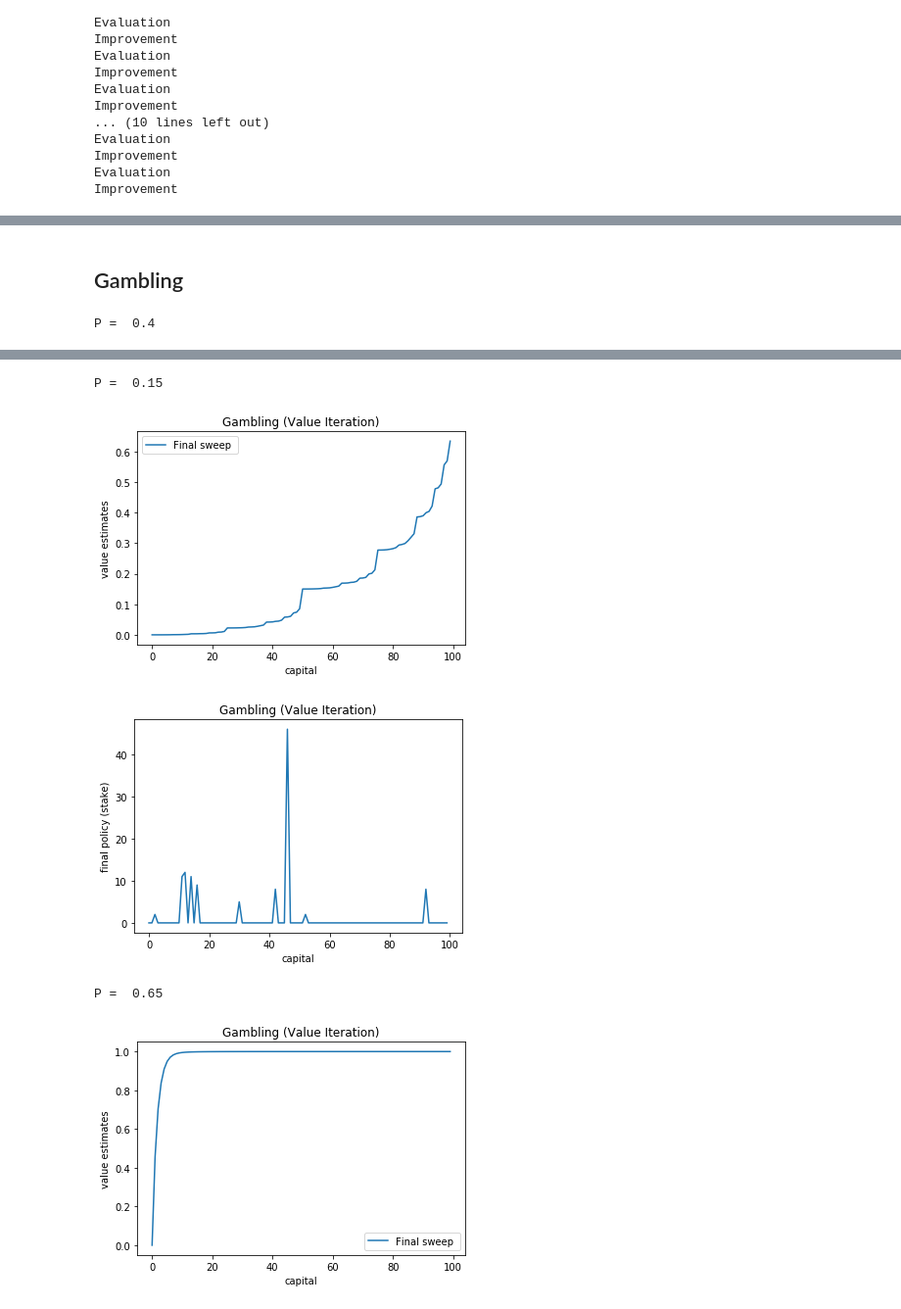
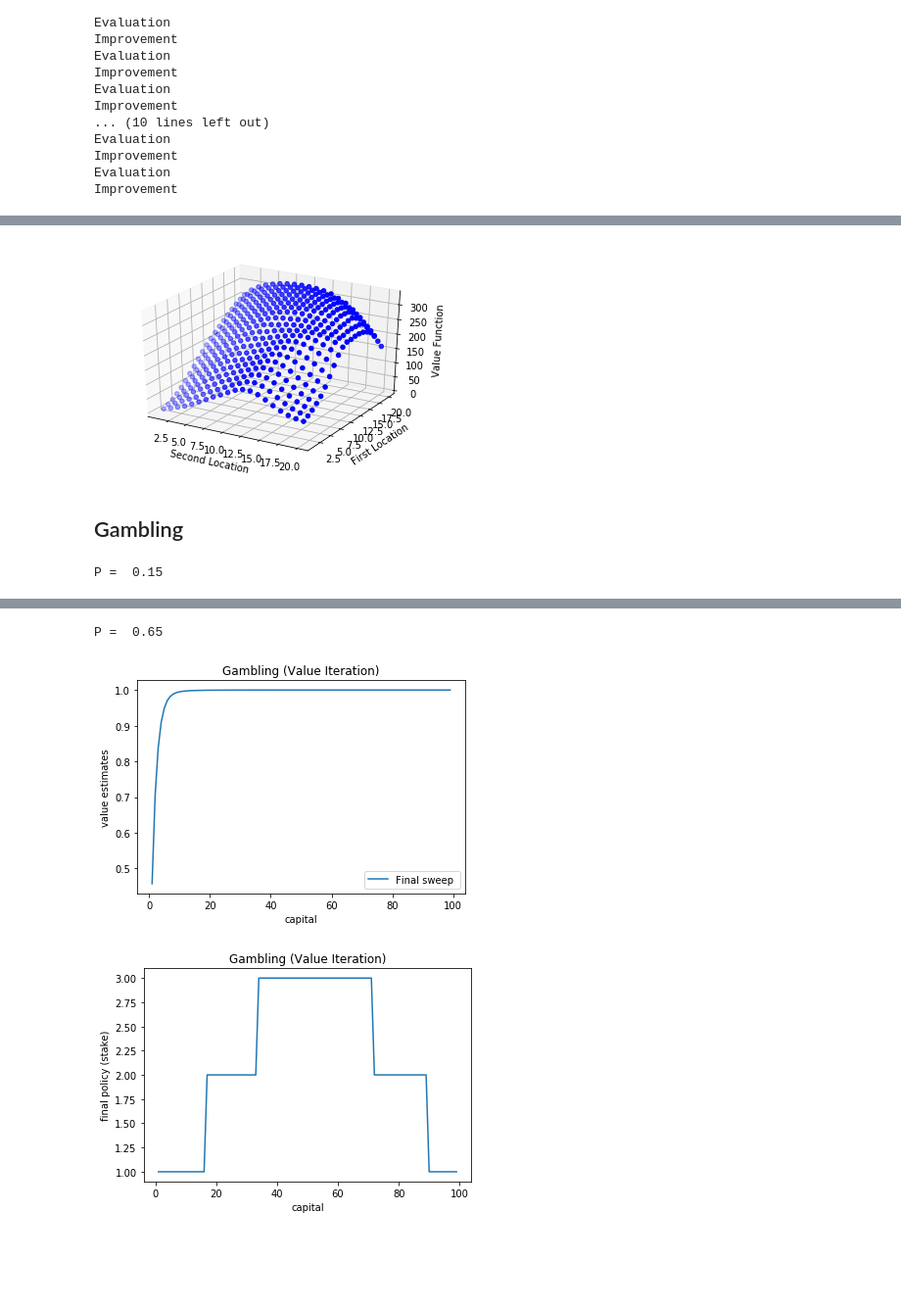
Before and after one commit to devloper13/Topics-in-Machine-Learning, a Jupyter notebook: main.ipynb, the cells around one changed output, grey strips where cells are left out. Shown: that part at 98% size. Cells and saved outputs as stored; diff of their text form; code cells hidden in the pictures; blank space fills up the shorter version.

Commit message:
partial plots done. Check car rental

```diff
--- a/main.ipynb
+++ b/main.ipynb
@@ -101,7 +102,7 @@ class GridWorld(DiscreteEnvironment):
     Under construction
     '''
     def vi_test(self,Q):
-        N = 10
+        N = 1
         return_val = 0
         while N:
             start_row = 0#random.randint(0,self.maxrow-1)
@@ -113,6 +114,7 @@ class GridWorld(DiscreteEnvironment):
                 action = np.argmax(Q[state])
                 new_state,reward,done = self.step(action)
                 return_val += (reward + 0.9 * np.max(Q[new_state]))/N
+                #return_val += reward/N
                 if new_state[0] == self.goal_row and new_state[1] == self.goal_col:
                     break
                 tot_iter -= 1
@@ -122,7 +124,7 @@ class GridWorld(DiscreteEnvironment):
         self.vi_list.append(return_val)
 
     def pi_test(self,P,V):
-        N = 10
+        N = 1
         return_val = 0
         while N:
             start_row = 0#random.randint(0,self.maxrow-1)
@@ -134,6 +136,7 @@ class GridWorld(DiscreteEnvironment):
                 action = P[state]
                 new_state,reward,done = self.step(action)
                 return_val += (reward + 0.9 * V[new_state])/N
+                #return_val += reward/N
                 if new_state[0] == self.goal_row and new_state[1] == self.goal_col:
                     break
                 tot_iter -= 1
@@ -503,3 +465,5 @@ array([[  0.        ,   0.        ,   0.        ,   0.        ,
 #agent.policy
 #np.savetxt('policy_CarRental.out', agent.policy)
 #np.savetxt('StateValue_CarRental.out', agent.V)
+rental_policy = np.loadtxt('policy_CarRental.out')
+rental_value = np.loadtxt('StateValue_CarRental.out')
@@ -515,3 +501,22 @@ array([[1, 1, 1, 1, 1, 1, 1, 1],
+# %%
+fig = plt.figure()
+ax = fig.add_subplot(111, projection='3d')
+
+xs = [i for i in range(1,21)]
+for row in range(1,len(rental_value)):
+    #xs = []#randrange(n, 23, 32)
+    ys = [row]*len(xs)#randrange(n, 0, 100)
+    zs = rental_value[row]#randrange(n, zlow, zhigh)
+    zs = zs[1:]
+    ax.scatter(xs, ys, zs, marker='o',c='b')
+
+ax.set_xlabel('Second Location')
+ax.set_ylabel('First Location')
+ax.set_zlabel('Value Function')
+
+plt.show()
+# %% [output]
+[figure, added]
 # %% [markdown]
 ## Gambling
 # %%
@@ -603,7 +608,7 @@ class ValueIterationGamble:
     def get_action(self):
         pass
 # %%
-tests = [0.4,0.15,0.65]
+tests = [0.15,0.65]
 for p in tests:
     env_gamble =  Gamble(p)
     agent_gamble = ValueIterationGamble(env_gamble)
@@ -612,17 +617,19 @@ for p in tests:
     #plot
     print('P = ',p)
     capital = [i for i in range(0,100)]
-    plt.plot(capital,agent_gamble.V[:-1],label='Final sweep ')
+    plt.plot(capital[1:],agent_gamble.V[1:-1],label='Final sweep ')
+    #plt.axis([1,99,0,1])
     plt.xlabel("capital")
     plt.ylabel("value estimates")
     plt.title("Gambling (Value Iteration)")
     plt.legend()
     plt.show()
 
-    plt.plot(capital,agent_gamble.policy)
+    plt.plot(capital[1:],agent_gamble.policy[1:])
+    #plt.axis([1,100])
     plt.xlabel("capital")
     plt.ylabel("final policy (stake)")
     plt.title("Gambling (Value Iteration)")
     plt.show()
 # %% [output]
-P =  0.4
+P =  0.15
@@ -631,5 +638,3 @@ P =  0.4
-P =  0.15
+P =  0.65
-[figure, old version]
+[figure, new version]
-[figure, old version]
+[figure, new version]
-P =  0.65
-[figure, removed]
```
Also changed, not shown: parts of 13 cells of this notebook.
